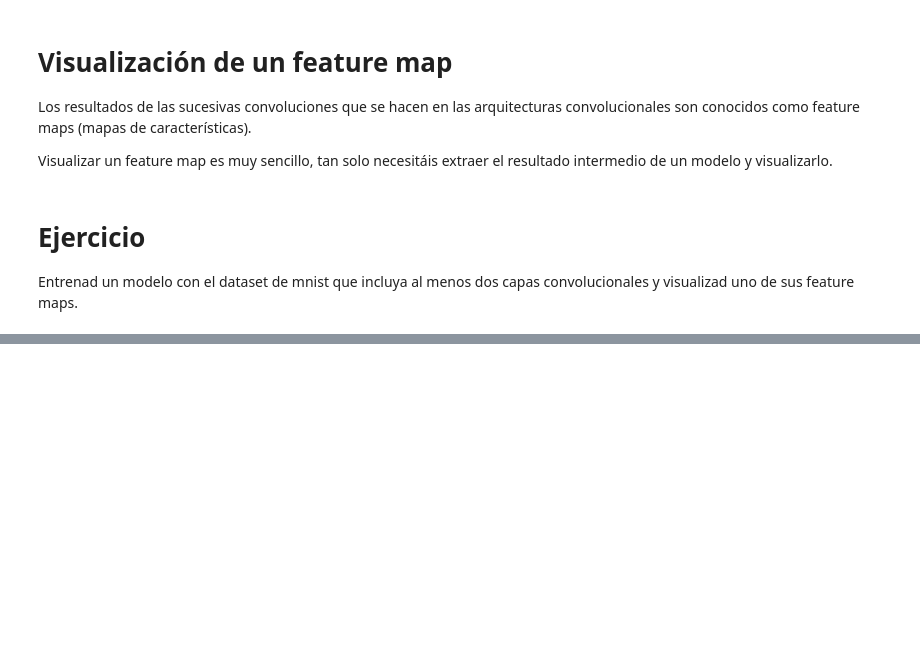
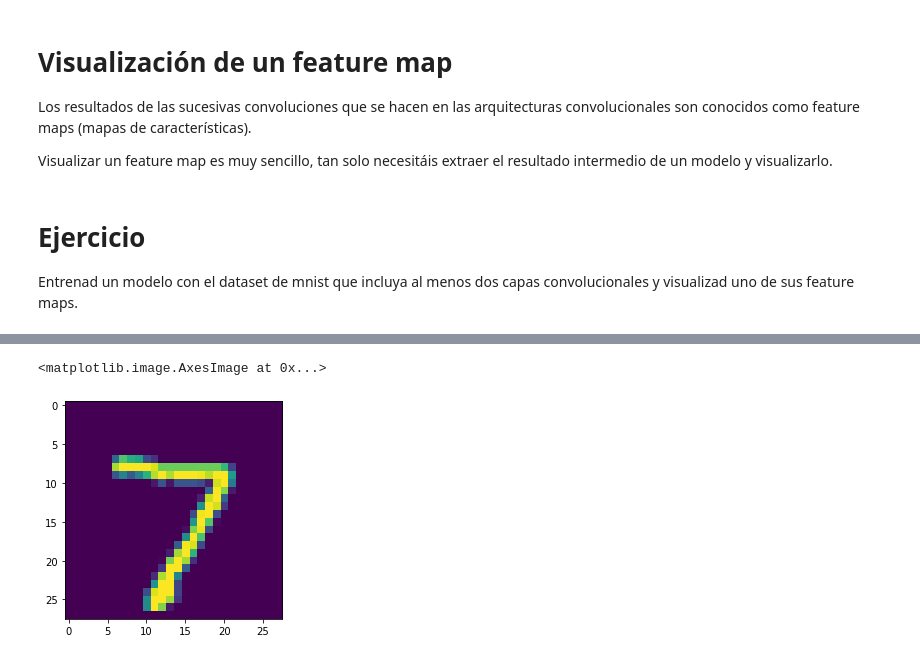
Before and after one commit to MarioAlmela/IDAL_MIA3, a Jupyter notebook: computer_vision_2_part2.ipynb, the cells around one changed output, grey strips where cells are left out. Drawn from its saved outputs; the diff is of its cells as text; code cells hidden in the pictures; blank space fills up the shorter version.

```diff
--- a/computer_vision_2_part2.ipynb
+++ b/computer_vision_2_part2.ipynb
@@ -804,4 +804,9 @@ Visualizar un feature map es muy sencillo, tan solo necesitáis extraer el resul
 Entrenad un modelo con el dataset de mnist que incluya al menos dos capas convolucionales y visualizad uno de sus feature maps.
 # %%
 train, test = keras.datasets.mnist.load_data(path="mnist.npz")
+
+X_train = train[0].reshape(60000,28,28,1)
+Y_train = train[1]
+X_test = test[0].reshape(10000,28,28,1)
+Y_test = test[1]
 # %% [output]
@@ -808,0 +867,5 @@ NameError: ignored
+# %%
+plt.imshow(X_test[0].reshape(28,28))
+# %% [output]
+<matplotlib.image.AxesImage at 0x...>
+[figure, added]
```
Also changed, not shown: parts of 8 cells of this notebook.
